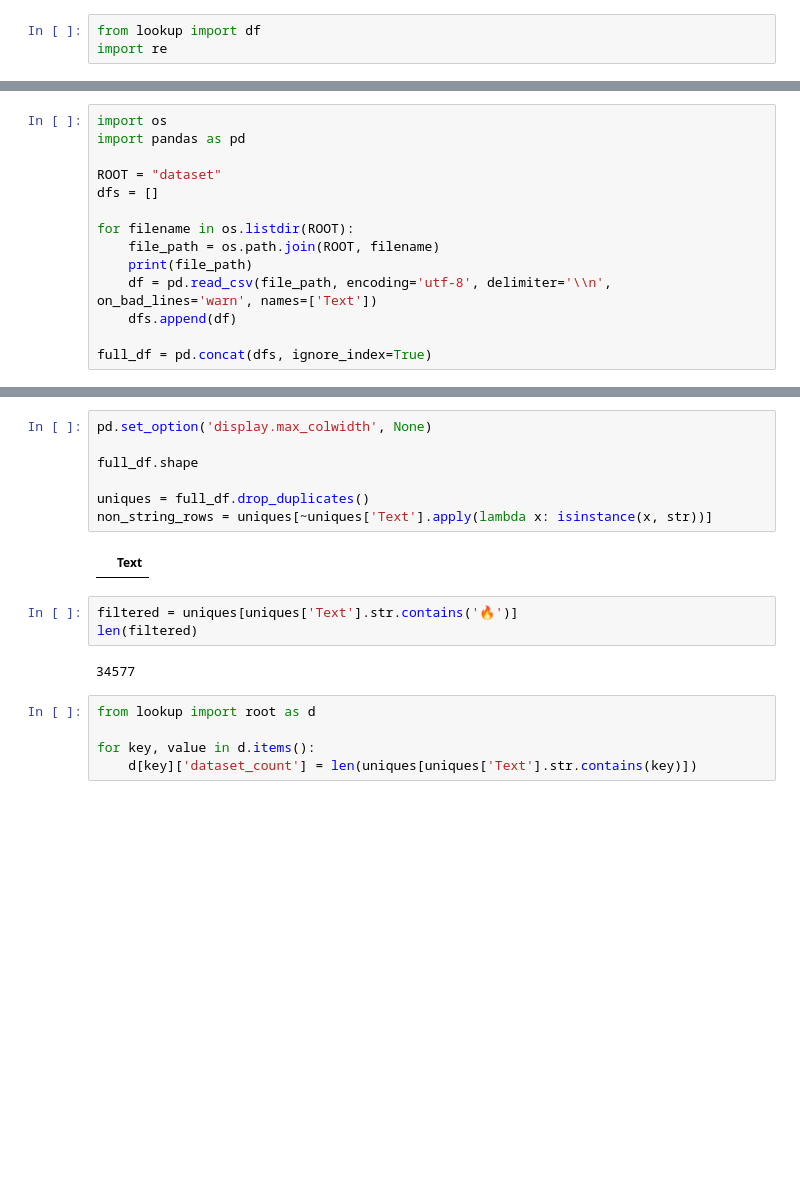
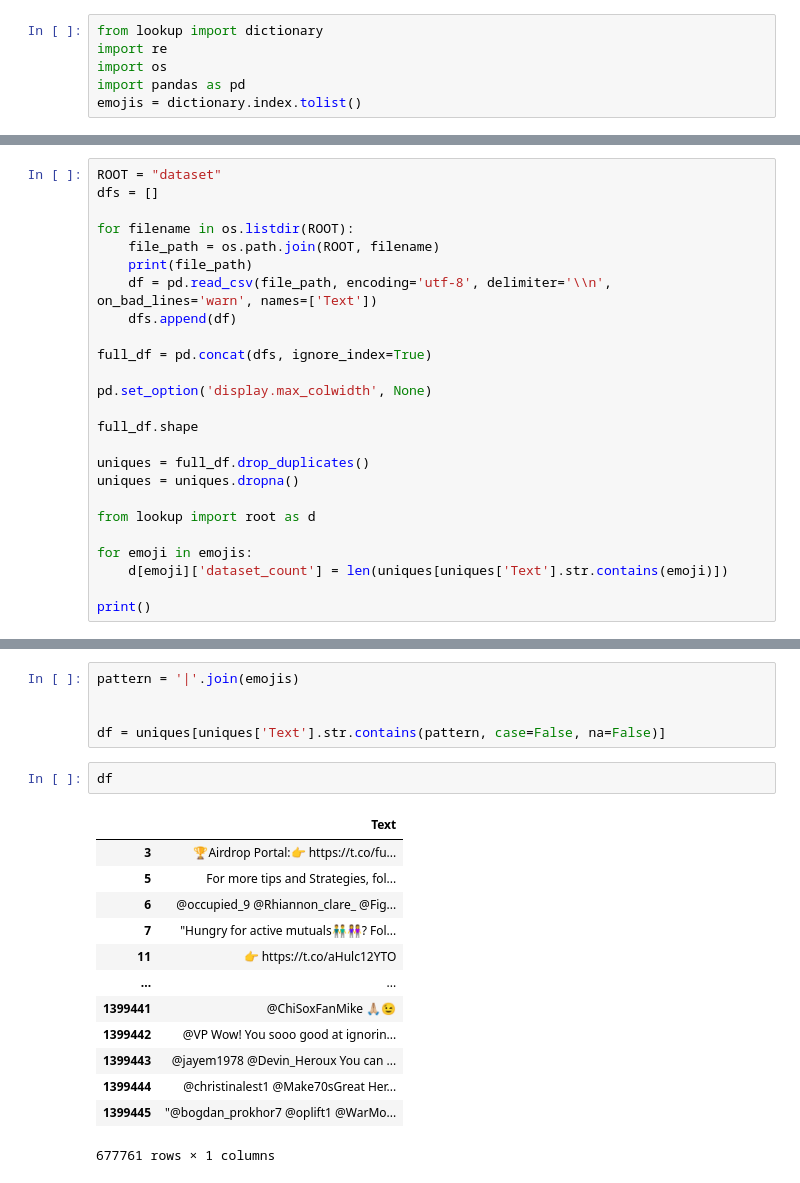
Before and after one commit to Supersheep7/CCS2_emoji, a Jupyter notebook: experiments.ipynb, the cells around one changed output, grey strips where cells are left out. Cells and saved outputs as stored; diff of their text form; blank space fills up the shorter version.

```diff
--- a/experiments.ipynb
+++ b/experiments.ipynb
@@ -1,3 +1,6 @@
 # %%
-from lookup import df
+from lookup import dictionary
 import re
+import os
+import pandas as pd
+emojis = dictionary.index.tolist()
@@ -23,7 +9,4 @@ fuuuuuuuu ❤️
 # %%
-import os
-import pandas as pd
-
 ROOT = "dataset"
 dfs = []
 
@@ -34,5 +17,19 @@ for filename in os.listdir(ROOT):
     dfs.append(df)
 
 full_df = pd.concat(dfs, ignore_index=True)
+
+pd.set_option('display.max_colwidth', None)
+
+full_df.shape
+
+uniques = full_df.drop_duplicates()
+uniques = uniques.dropna()
+
+from lookup import root as d
+
+for emoji in emojis:
+    d[emoji]['dataset_count'] = len(uniques[uniques['Text'].str.contains(emoji)])
+
+print()
 # %% [output]
 dataset\backhand_index_pointing_right.csv
@@ -81,19 +65,21 @@ dataset\winking_face.csv
-# %%
-pd.set_option('display.max_colwidth', None)
-
-full_df.shape
-
-uniques = full_df.drop_duplicates()
-non_string_rows = uniques[~uniques['Text'].apply(lambda x: isinstance(x, str))]
-# %% [output]
-|  | Text |
 # %%
-filtered = uniques[uniques['Text'].str.contains('🔥')]
-len(filtered)
+pattern = '|'.join(emojis)
+
+
+df = uniques[uniques['Text'].str.contains(pattern, case=False, na=False)]
-# %% [output]
-34577
-# %%
-from lookup import root as d
-
-for key, value in d.items():
-    d[key]['dataset_count'] = len(uniques[uniques['Text'].str.contains(key)])
+# %%
+df
+# %% [output]
+|  | Text |
+| 3 | 🏆Airdrop Portal:👉 https://t.co/fu... |
+| 5 | For more tips and Strategies, fol... |
+| 6 | @occupied_9 @Rhiannon_clare_ @Fig... |
+| 7 | "Hungry for active mutuals👬👭? Fol... |
+| 11 | 👉 https://t.co/aHulc12YTO |
+| ... | ... |
+| 1399441 | @ChiSoxFanMike 🙏🏼😉 |
+| 1399442 | @VP Wow! You sooo good at ignorin... |
+| 1399443 | @jayem1978 @Devin_Heroux You can ... |
+| 1399444 | @christinalest1 @Make70sGreat Her... |
+| 1399445 | "@bogdan_prokhor7 @oplift1 @WarMo... |
+677761 rows × 1 columns
```
Also changed, not shown: parts of 18 cells of this notebook, 3 other files.
